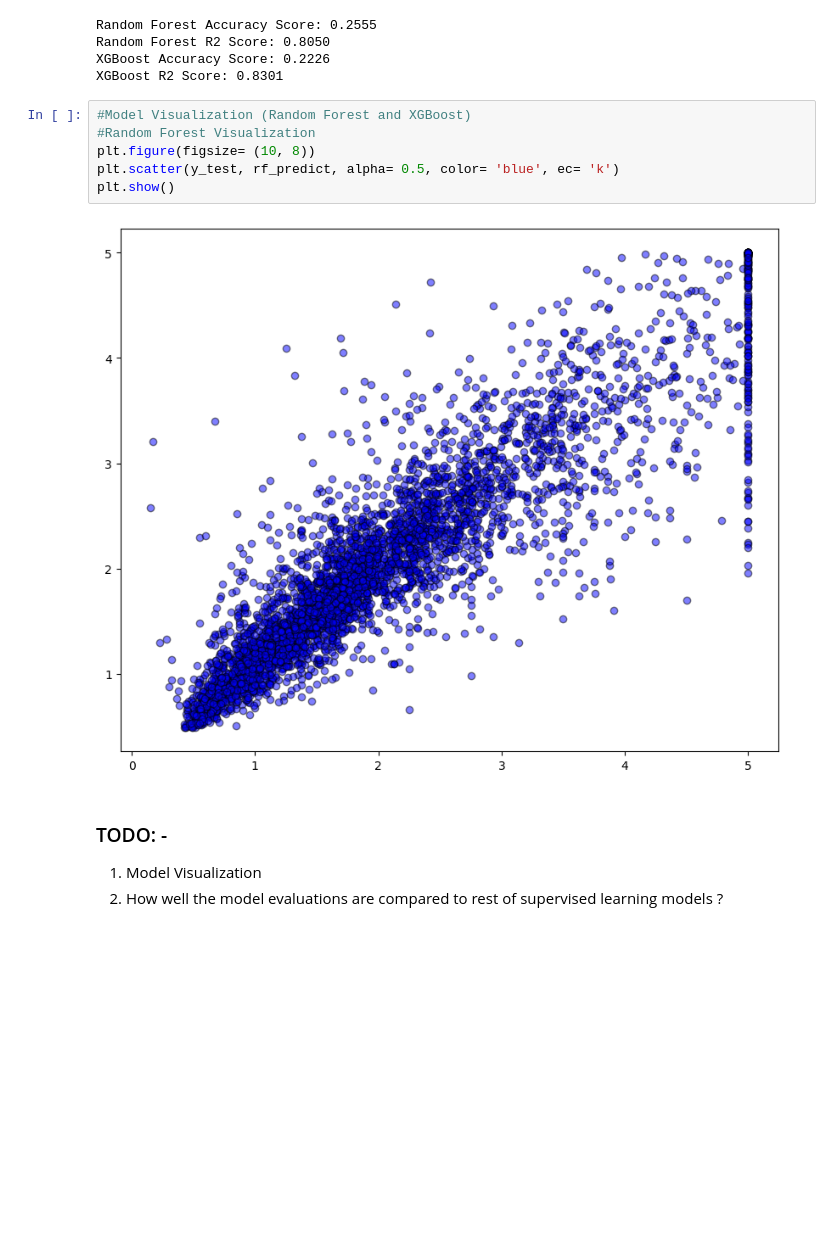
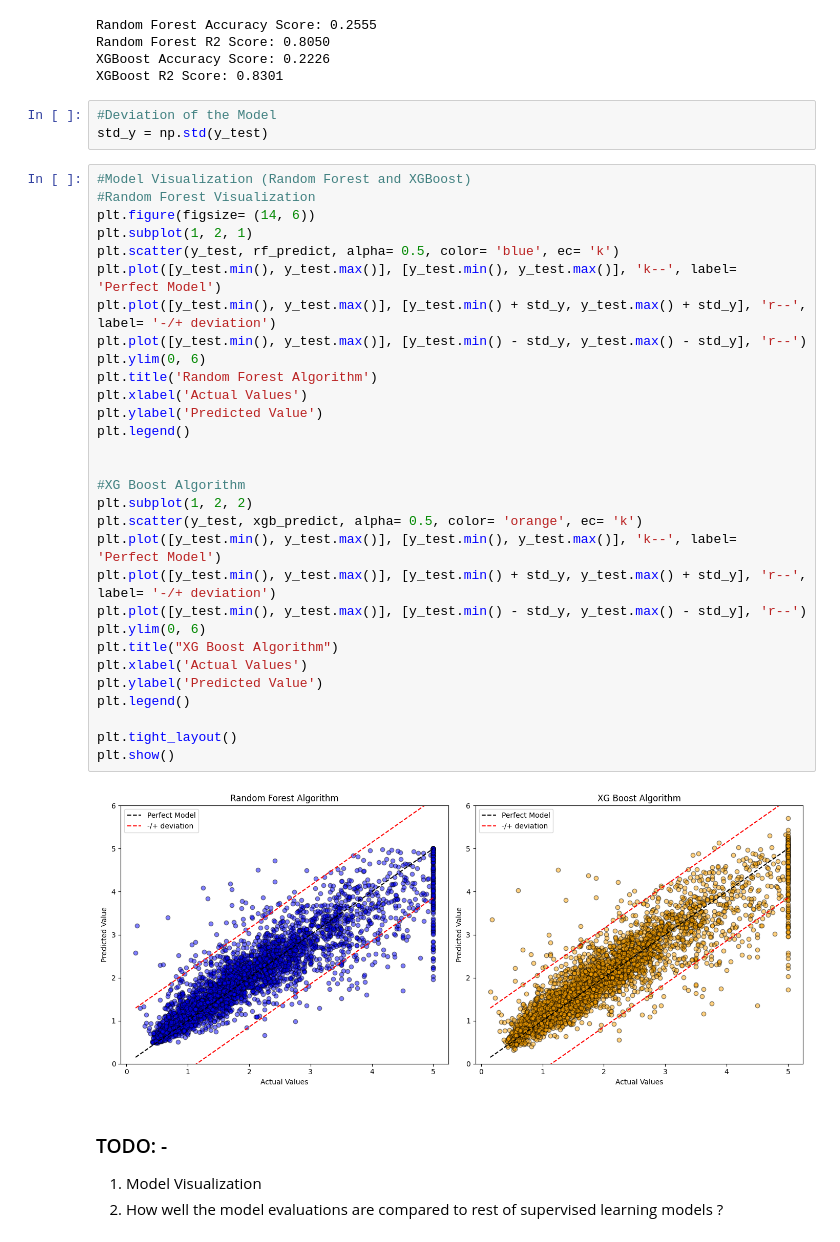
Before and after one commit to Priyanshu-21/AI-and-Machine-Learning, a Jupyter notebook: Supervised_Learning/Bagging_Boosting.ipynb, the cells around one changed output. Saved outputs shown, nothing was run; the diff lists cells and outputs as text; blank space fills up the shorter version.

Commit message:
Bagging_Boosting: Intro(Vis)

```diff
--- a/Supervised_Learning/Bagging_Boosting.ipynb
+++ b/Supervised_Learning/Bagging_Boosting.ipynb
@@ -111,14 +111,41 @@ Random Forest Accuracy Score: 0.2555
 Random Forest R2 Score: 0.8050
 XGBoost Accuracy Score: 0.2226
 XGBoost R2 Score: 0.8301
+# %%
+#Deviation of the Model
+std_y = np.std(y_test)
 # %%
 #Model Visualization (Random Forest and XGBoost)
 #Random Forest Visualization
-plt.figure(figsize= (10, 8))
+plt.figure(figsize= (14, 6))
+plt.subplot(1, 2, 1)
 plt.scatter(y_test, rf_predict, alpha= 0.5, color= 'blue', ec= 'k')
+plt.plot([y_test.min(), y_test.max()], [y_test.min(), y_test.max()], 'k--', label= 'Perfect Model')
+plt.plot([y_test.min(), y_test.max()], [y_test.min() + std_y, y_test.max() + std_y], 'r--', label= '-/+ deviation')
+plt.plot([y_test.min(), y_test.max()], [y_test.min() - std_y, y_test.max() - std_y], 'r--')
+plt.ylim(0, 6)
+plt.title('Random Forest Algorithm')
+plt.xlabel('Actual Values')
+plt.ylabel('Predicted Value')
+plt.legend()
+
+
+#XG Boost Algorithm
+plt.subplot(1, 2, 2)
+plt.scatter(y_test, xgb_predict, alpha= 0.5, color= 'orange', ec= 'k')
+plt.plot([y_test.min(), y_test.max()], [y_test.min(), y_test.max()], 'k--', label= 'Perfect Model')
+plt.plot([y_test.min(), y_test.max()], [y_test.min() + std_y, y_test.max() + std_y], 'r--', label= '-/+ deviation')
+plt.plot([y_test.min(), y_test.max()], [y_test.min() - std_y, y_test.max() - std_y], 'r--')
+plt.ylim(0, 6)
+plt.title("XG Boost Algorithm")
+plt.xlabel('Actual Values')
+plt.ylabel('Predicted Value')
+plt.legend()
+
+plt.tight_layout()
 plt.show()
 # %% [output]
-[figure, old version]
+[figure, new version]
 # %% [markdown]
 ### TODO: -
 1. Model Visualization
```
Also changed, not shown: parts of 1 cell of this notebook.
